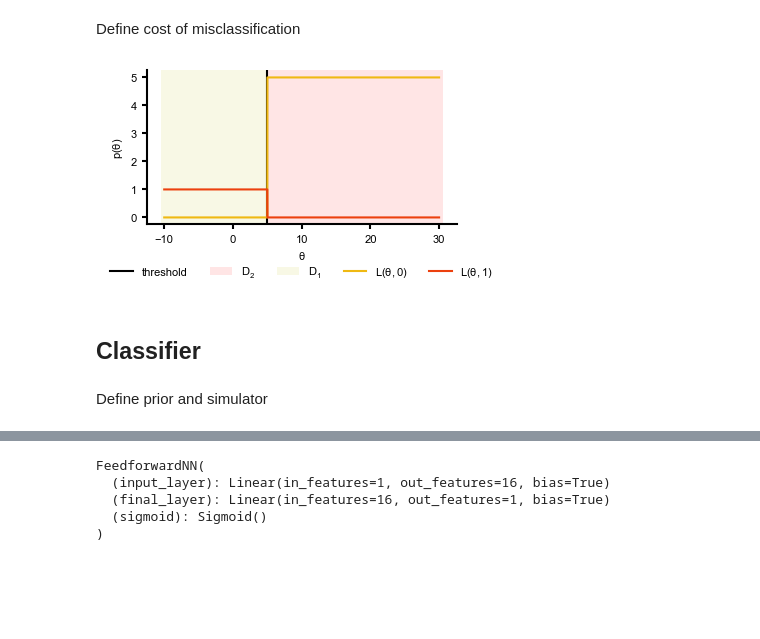
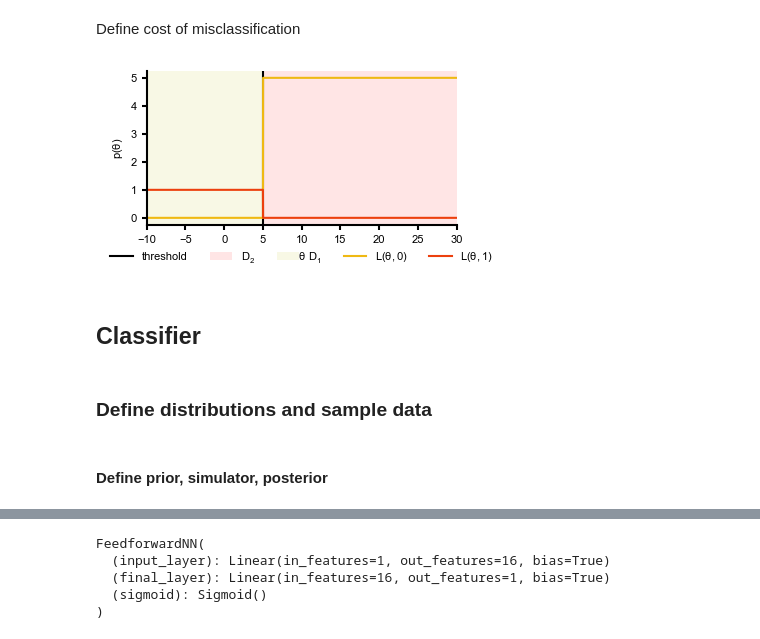
Before and after one commit to mackelab/amortized-decision-making, a Jupyter notebook: scripts/classifier.ipynb, the cells around one changed output, grey strips where cells are left out. Drawn from its saved outputs; the diff is of its cells as text; code cells hidden in the pictures; blank space fills up the shorter version.

```diff
--- a/scripts/classifier.ipynb
+++ b/scripts/classifier.ipynb
@@ -28,26 +24,34 @@ loss = StepLoss_weighted(weights, threshold=threshold)
 # %%
 with mpl.rc_context(fname="loss_calibration/.matplotlibrc"):
+      threshold = 5.0
+      weights = [5.,1.]
+      loss = StepLoss_weighted(weights, threshold=threshold)
+
       thetas = torch.arange(-10, 30, 0.01)
 
       plt.figure(figsize=(4,2))
       plt.axvline(x=threshold, color='k', label='threshold')
       plt.axvspan(threshold, 30.5, facecolor='r', alpha=0.1, label=r'$D_2$')
       plt.axvspan(-10.5, threshold, facecolor='y', alpha=0.1, label=r'$D_1$')
 
       plt.plot(thetas, loss(thetas, 0), color='#EFB913', label=r'$L(\theta, 0)$')
       plt.plot(thetas, loss(thetas, 1), color='#EC400E', label=r'$L(\theta, 1)$')
 
       #plt.xticks([]); plt.yticks([])
       plt.xlabel(r'$\theta$'); plt.ylabel(r'$p(\theta)$')
-      plt.legend(loc='upper center', bbox_to_anchor=(0.5, -0.2),
+      plt.xlim(-10,30)
+      plt.legend(loc='upper center', bbox_to_anchor=(0.5, -0.1),
             fancybox=True, shadow=True, ncol=6)
+      #plt.savefig('results/1d_classifier/costs.pdf')
       plt.show()
 # %% [output]
-[figure, old version]
+[figure, new version]
 # %% [markdown]
 ## Classifier
-# %% [markdown]
-Define prior and simulator
+# %% [markdown]
+### Define distributions and sample data
+# %% [markdown]
+#### Define prior, simulator, posterior
 # %%
 prior = BoxUniform([0.0], [5.0,])
 
```
Also changed, not shown: parts of 26 cells of this notebook.
